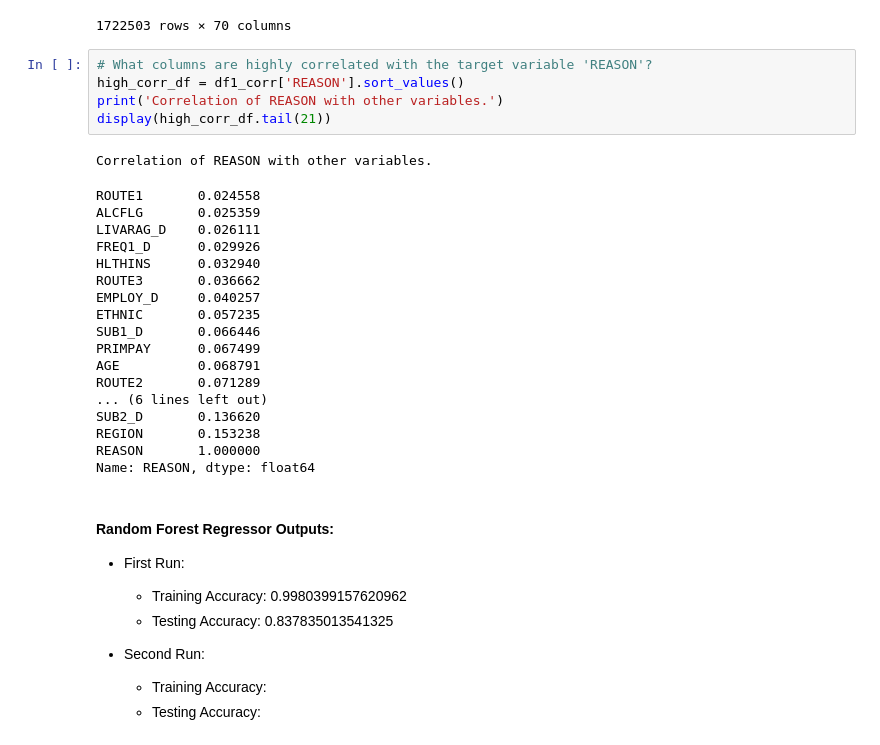
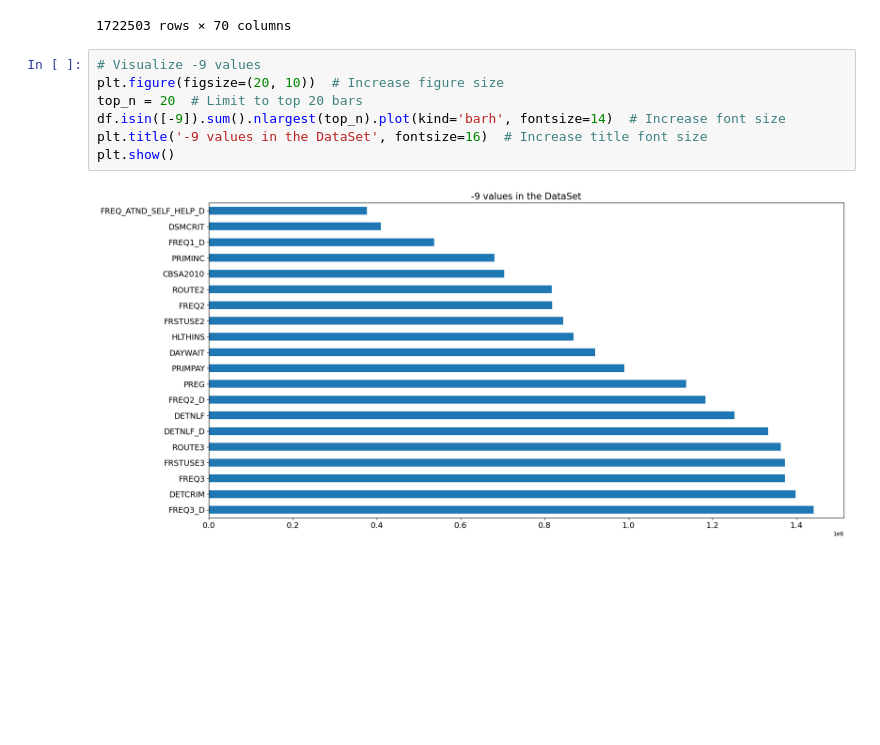
Before and after one commit to MWatkins87/Project-2-Group-2, a Jupyter notebook: beau_d_new.ipynb, the cells around one changed output. Saved outputs shown, nothing was run; the diff lists cells and outputs as text; blank space fills up the shorter version.

```diff
--- a/beau_d_new.ipynb
+++ b/beau_d_new.ipynb
@@ -1105,37 +1881,12 @@ display(df1)
 | 1722501 | -9 | 1 | 1 | 7 | 1 | 7 | 0 | 0 | 4 | 2 | ... | ... |
 | 1722502 | -9 | 2 | 4 | 7 | 1 | 1 | 0 | 0 | 1 | 2 | ... | ... |
 1722503 rows × 70 columns
-# %%
-# What columns are highly correlated with the target variable 'REASON'?
-high_corr_df = df1_corr['REASON'].sort_values()
-print('Correlation of REASON with other variables.')
-display(high_corr_df.tail(21))
-# %% [output]
-Correlation of REASON with other variables.
-ROUTE1       0.024558
-ALCFLG       0.025359
-LIVARAG_D    0.026111
-FREQ1_D      0.029926
-HLTHINS      0.032940
-ROUTE3       0.036662
-EMPLOY_D     0.040257
-ETHNIC       0.057235
-SUB1_D       0.066446
-PRIMPAY      0.067499
-AGE          0.068791
-ROUTE2       0.071289
-... (6 lines left out)
-SUB2_D       0.136620
-REGION       0.153238
-REASON       1.000000
-Name: REASON, dtype: float64
-# %% [markdown]
-#### Random Forest Regressor Outputs:
-
-* First Run:
-    * Training Accuracy: 0.9980399157620962
-    * Testing Accuracy: 0.837835013541325
-
-* Second Run:
-    * Training Accuracy:
-    * Testing Accuracy:
+# %%
+# Visualize -9 values
+plt.figure(figsize=(20, 10))  # Increase figure size
+top_n = 20  # Limit to top 20 bars
+df.isin([-9]).sum().nlargest(top_n).plot(kind='barh', fontsize=14)  # Increase font size
+plt.title('-9 values in the DataSet', fontsize=16)  # Increase title font size
+plt.show()
+# %% [output]
+[figure, added]
```
Also changed, not shown: parts of 122 cells of this notebook.
